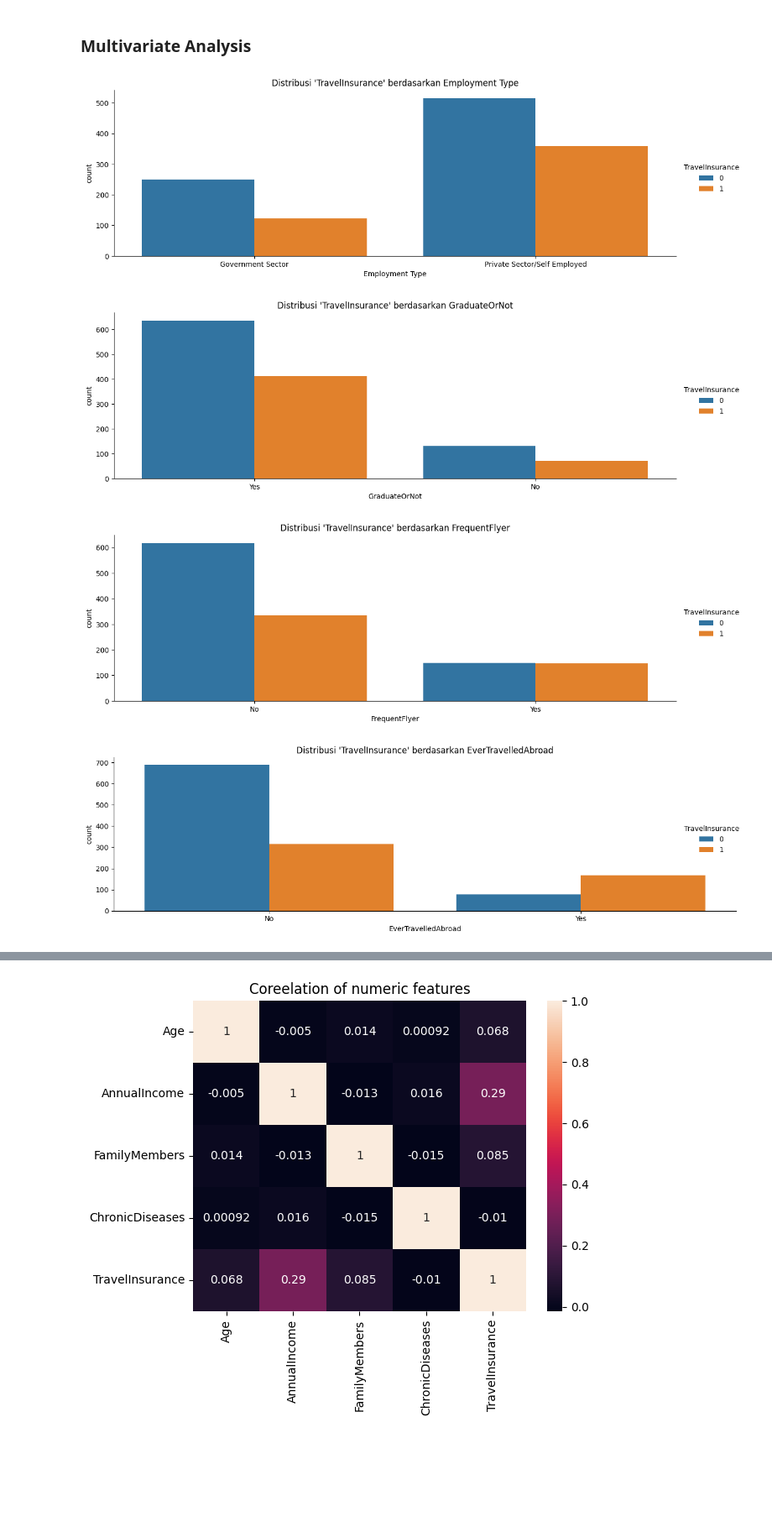
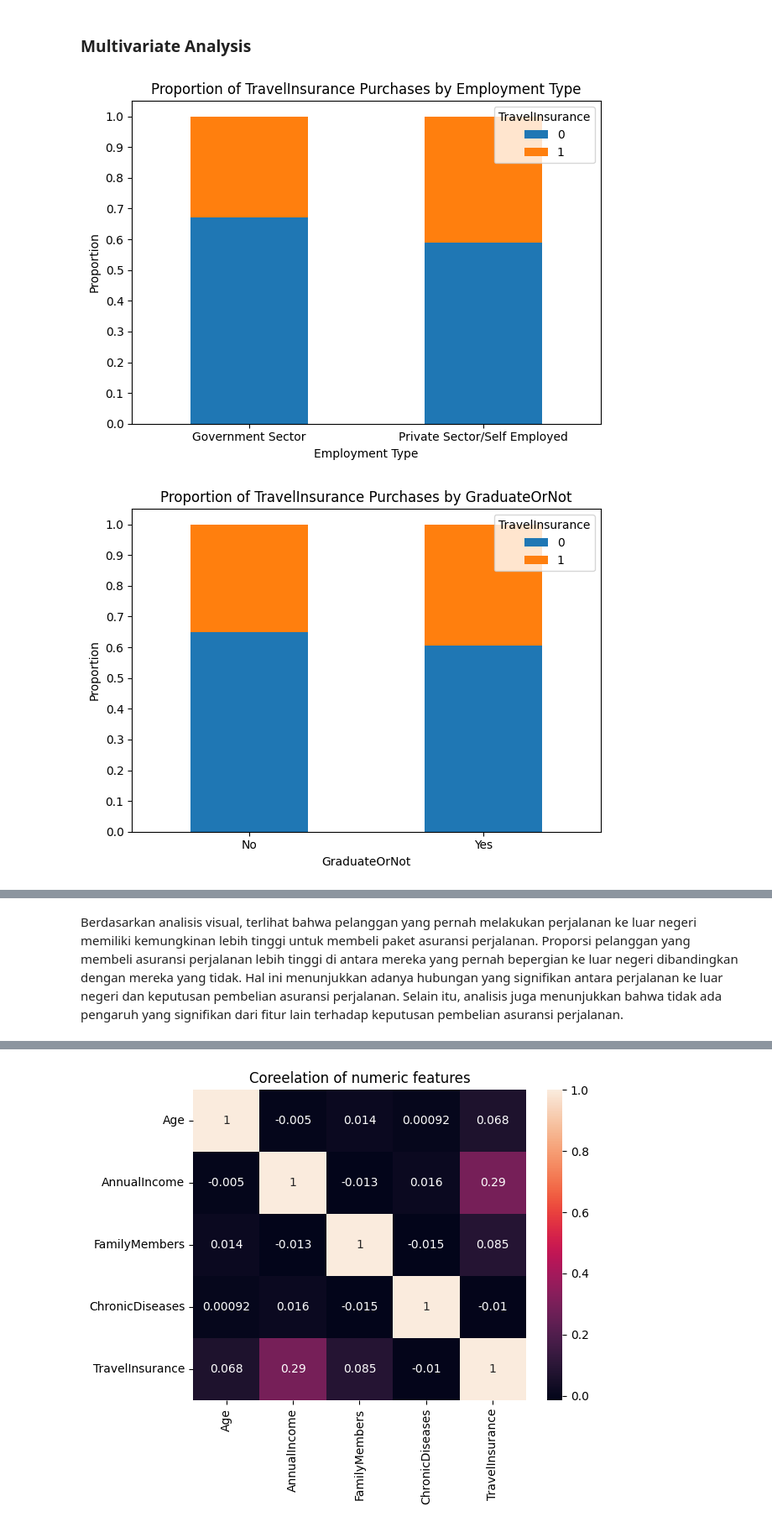
Before and after one commit to mfathul21/travel-insurance, a Jupyter notebook: Proyek_Pertama_Predictive_Analytics.ipynb, the cells around one changed output, grey strips where cells are left out. Shown: that part at 84% size. Cells and saved outputs as stored; diff of their text form; code cells hidden in the pictures; blank space fills up the shorter version.

```diff
--- a/Proyek_Pertama_Predictive_Analytics.ipynb
+++ b/Proyek_Pertama_Predictive_Analytics.ipynb
@@ -351,19 +351,22 @@ Berdasarkan histogram di atas, diperoleh beberapa informasi, antara lain:
 - Terdapat ketimpangan pada label atau target fitur, yaitu TravelInsurance, dengan jumlah pelanggan yang membeli paket asuransi perjalanan lebih sedikit dibandingkan dengan pelanggan yang tidak membeli.
 # %% [markdown]
 ### Multivariate Analysis
-# %%
-cat_features = insurance.select_dtypes(include='object').columns.to_list()
-
-for col in cat_features:
-    sns.catplot(x=col, hue="TravelInsurance", kind="count",
-                data=insurance, height=4, aspect=3)
-    plt.title("Distribusi 'TravelInsurance' berdasarkan {}".format(col))
-
-
-plt.tight_layout()
-plt.show()
-# %% [output]
-[figure, removed]
-[figure, removed]
-[figure, removed]
-[figure, removed]
+# %%
+def proportion_graph(df, col, hue):
+  x = df.groupby(col)[hue].value_counts(normalize=True).unstack()
+
+  x.plot(kind='bar', stacked=True)
+  plt.title(f"Proportion of {hue} Purchases by {col}")
+  plt.xlabel(col)
+  plt.ylabel("Proportion")
+  plt.xticks(rotation=0)
+  plt.yticks(ticks=np.linspace(0,1,11))
+  plt.legend(title=hue, loc=1)
+  plt.tight_layout()
+  plt.show()
+# %%
+for col in categorical_col:
+  proportion_graph(insurance, col, 'TravelInsurance')
+# %% [output]
+[figure, added]
+[figure, added]
@@ -370 +375,3 @@ plt.show()
+# %% [markdown]
+Berdasarkan analisis visual, terlihat bahwa pelanggan yang pernah melakukan perjalanan ke luar negeri memiliki kemungkinan lebih tinggi untuk membeli paket asuransi perjalanan. Proporsi pelanggan yang membeli asuransi perjalanan lebih tinggi di antara mereka yang pernah bepergian ke luar negeri dibandingkan dengan mereka yang tidak. Hal ini menunjukkan adanya hubungan yang signifikan antara perjalanan ke luar negeri dan keputusan pembelian asuransi perjalanan. Selain itu, analisis juga menunjukkan bahwa tidak ada pengaruh yang signifikan dari fitur lain terhadap keputusan pembelian asuransi perjalanan.
 # %%
```
Also changed, not shown: parts of 30 cells of this notebook.
